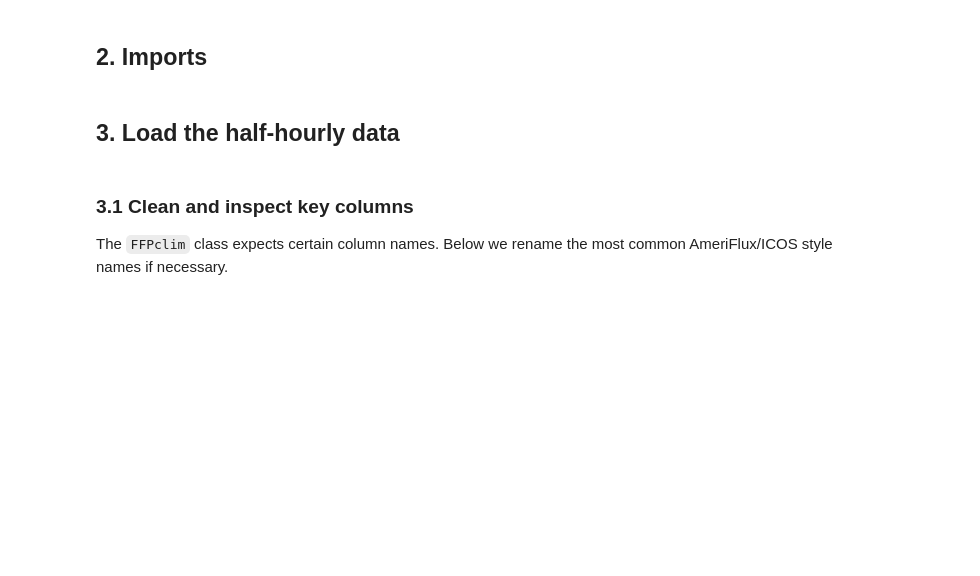
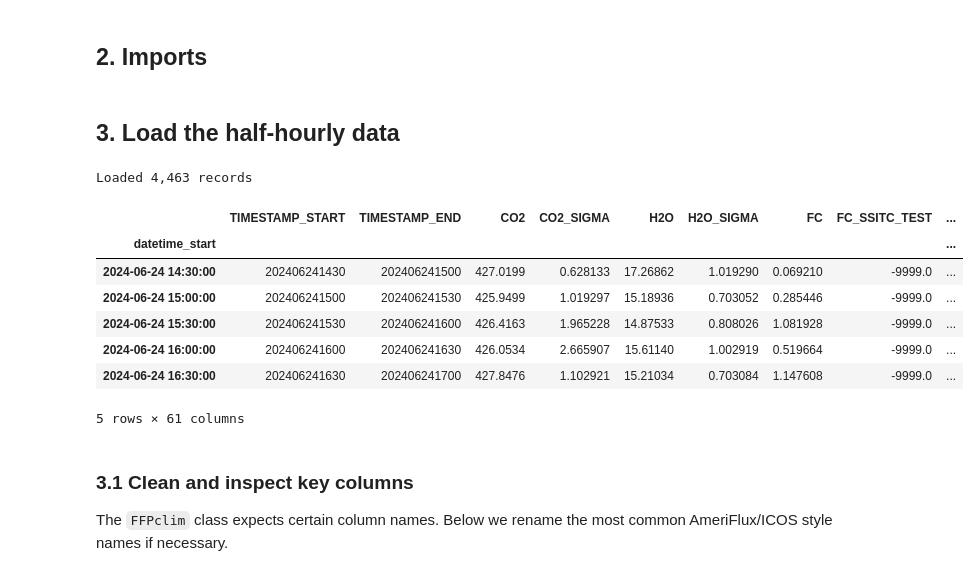
Before and after one commit to inkenbrandt/footprints, a Jupyter notebook: docs/notebooks/ffp_usage_demo.ipynb, the cells around one changed output. Saved outputs shown, nothing was run; the diff lists cells and outputs as text; code cells hidden in the pictures; blank space fills up the shorter version.

```diff
--- a/docs/notebooks/ffp_usage_demo.ipynb
+++ b/docs/notebooks/ffp_usage_demo.ipynb
@@ -28,10 +43,20 @@ plt.rcParams['figure.figsize'] = (6, 5)
 # %% [markdown]
 ## 3. Load the half‑hourly data
 # %%
-DATA_PATH = Path('/mnt/data/US-UTE_HH_202406241430_202409251400.csv')
-df_raw = pd.read_csv(DATA_PATH, parse_dates=['TIMESTAMP'], index_col='TIMESTAMP')
+DATA_PATH = Path('US-UTE_HH_202406241430_202409251400.csv')
+df_raw = pd.read_csv(DATA_PATH, parse_dates=['datetime_start'], index_col='datetime_start')
 print(f"Loaded {len(df_raw):,} records")
 df_raw.head()
+# %% [output]
+Loaded 4,463 records
+|  | TIMESTAMP_START | TIMESTAMP_END | CO2 | CO2_SIGMA | H2O | H2O_SIGMA | FC | FC_SSITC_TEST | ... |
+| datetime_start |  |  |  |  |  |  |  |  | ... |
+| 2024-06-24 14:30:00 | 202406241430 | 202406241500 | 427.0199 | 0.628133 | 17.26862 | 1.019290 | 0.069210 | -9999.0 | ... |
+| 2024-06-24 15:00:00 | 202406241500 | 202406241530 | 425.9499 | 1.019297 | 15.18936 | 0.703052 | 0.285446 | -9999.0 | ... |
+| 2024-06-24 15:30:00 | 202406241530 | 202406241600 | 426.4163 | 1.965228 | 14.87533 | 0.808026 | 1.081928 | -9999.0 | ... |
+| 2024-06-24 16:00:00 | 202406241600 | 202406241630 | 426.0534 | 2.665907 | 15.61140 | 1.002919 | 0.519664 | -9999.0 | ... |
+| 2024-06-24 16:30:00 | 202406241630 | 202406241700 | 427.8476 | 1.102921 | 15.21034 | 0.703084 | 1.147608 | -9999.0 | ... |
+5 rows × 61 columns
 # %% [markdown]
 ### 3.1 Clean and inspect key columns
 The `FFPclim` class expects certain column names. Below we rename the most common AmeriFlux/ICOS style names if necessary.
```
Also changed, not shown: parts of 6 cells of this notebook, 3 other files.
